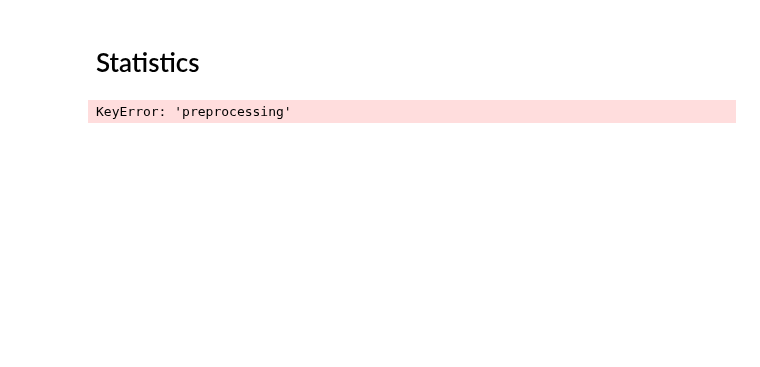
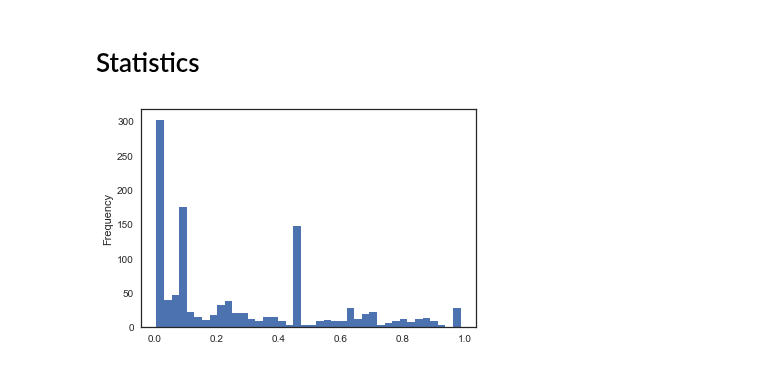
Before and after one commit to davidgengenbach/bachelor-thesis, a Jupyter notebook: code/statistics.ipynb, the cells around one changed output. Saved outputs shown, nothing was run; the diff lists cells and outputs as text; code cells hidden in the pictures; blank space fills up the shorter version.

```diff
--- a/code/statistics.ipynb
+++ b/code/statistics.ipynb
@@ -46,6 +46,7 @@ for result_file in glob('data/results/*.npy'):
         is_dummy = isinstance(param['clf'], sklearn.dummy.DummyClassifier)
         result['classifier'][idx] = type(param['clf']).__name__
         del param['clf']
+    result['filename'] = result_file
     if dataset_name.endswith('-single'):
         dataset_name = dataset_name.rsplit('-', 1)[0]
     del result['param_clf']
@@ -56,5 +57,3 @@ for result_file in glob('data/results/*.npy'):
     else:
         df_all_ = df_all_.append(result_df)
 #df_all['window_size'].fillna('concept-graph', inplace = True)
-# %% [output]
-KeyError: 'preprocessing'
@@ -63,3 +60,8 @@ KeyError: 'preprocessing'
+# %%
+df_all_.mean_test_f1_macro.plot(kind='hist', bins = 40)
+plt.show()
+# %% [output]
+[figure, added]
 # %%
 sns.set('notebook', 'white')
 def plot_distributions(df, df_all, title = None, figsize = (9, 4)):
```
Also changed, not shown: parts of 5 cells of this notebook, 5 other files.
